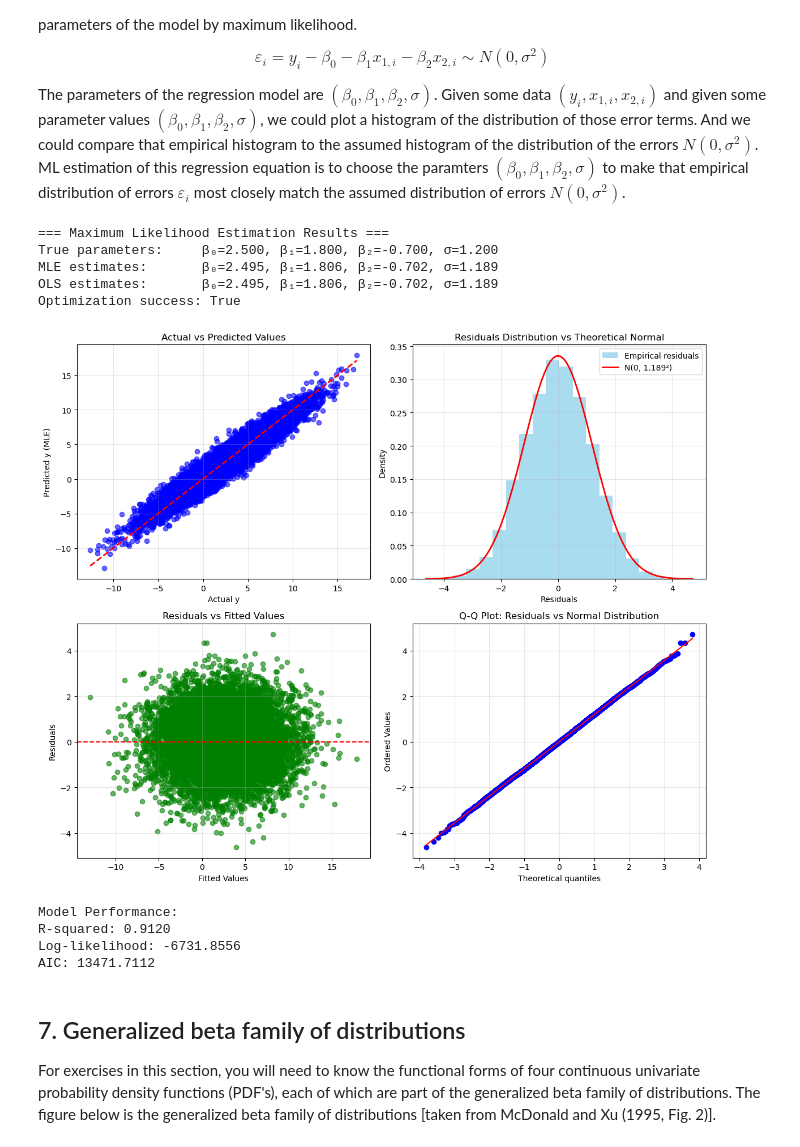
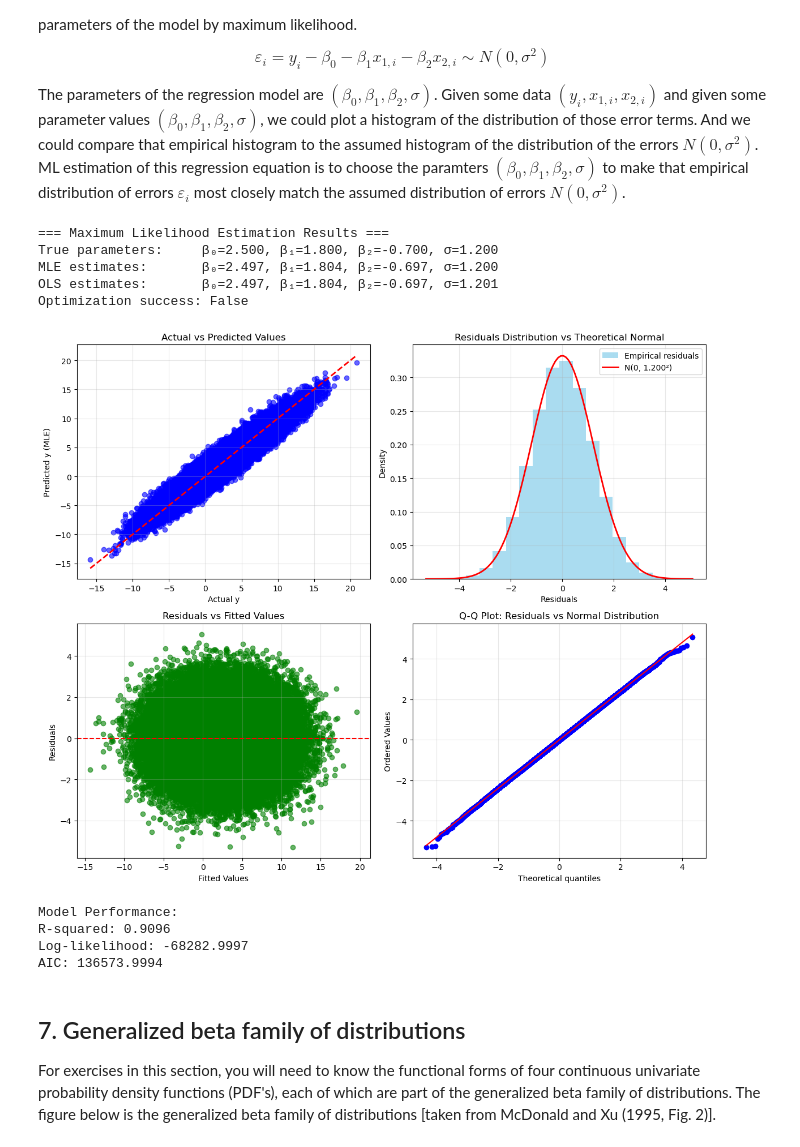
Before and after one commit to antoineding/StructEst_W20, a Jupyter notebook: Notebooks/MLE/MLest.ipynb, the cells around one changed output. Cells and saved outputs as stored; diff of their text form; code cells hidden in the pictures.

```diff
--- a/Notebooks/MLE/MLest.ipynb
+++ b/Notebooks/MLE/MLest.ipynb
@@ -512,7 +512,7 @@ import pandas as pd
 np.random.seed(42)
 
 # Generate synthetic data
-n = 10000  # number of observations
+n = 100000  # number of observations
 true_beta0 = 2.5   # true intercept
 true_beta1 = 1.8   # true coefficient for x1
 true_beta2 = -0.7  # true coefficient for x2
@@ -600,41 +600,41 @@ ax2.grid(True, alpha=0.3)
 
 # Plot 3: Residuals vs fitted values
 ax3.scatter(y_pred_mle, residuals_mle, alpha=0.6, color='green')
 ax3.axhline(y=0, color='r', linestyle='--')
 ax3.set_xlabel('Fitted Values')
 ax3.set_ylabel('Residuals')
 ax3.set_title('Residuals vs Fitted Values')
 ax3.grid(True, alpha=0.3)
 
 # Plot 4: Q-Q plot for normality check
 from scipy import stats
 stats.probplot(residuals_mle, dist="norm", plot=ax4)
 ax4.set_title('Q-Q Plot: Residuals vs Normal Distribution')
 ax4.grid(True, alpha=0.3)
 
 plt.tight_layout()
 plt.show()
 
 # Calculate R-squared
 ss_res = np.sum(residuals_mle**2)
 ss_tot = np.sum((y - np.mean(y))**2)
 r_squared = 1 - (ss_res / ss_tot)
 
 print(f"\nModel Performance:")
 print(f"R-squared: {r_squared:.4f}")
 print(f"Log-likelihood: {-result.fun:.4f}")
 print(f"AIC: {2 * len(result.x) + 2 * result.fun:.4f}")
 # %% [output]
 === Maximum Likelihood Estimation Results ===
 True parameters:     β₀=2.500, β₁=1.800, β₂=-0.700, σ=1.200
-MLE estimates:       β₀=2.495, β₁=1.806, β₂=-0.702, σ=1.189
-OLS estimates:       β₀=2.495, β₁=1.806, β₂=-0.702, σ=1.189
-Optimization success: True
+MLE estimates:       β₀=2.497, β₁=1.804, β₂=-0.697, σ=1.200
+OLS estimates:       β₀=2.497, β₁=1.804, β₂=-0.697, σ=1.201
+Optimization success: False
-[figure, old version]
+[figure, new version]
 Model Performance:
-R-squared: 0.9120
-Log-likelihood: -6731.8556
-AIC: 13471.7112
+R-squared: 0.9096
+Log-likelihood: -68282.9997
+AIC: 136573.9994
 # %% [markdown]
 ## 7. Generalized beta family of distributions
 For exercises in this section, you will need to know the functional forms of four continuous univariate probability density functions (PDF's), each of which are part of the generalized beta family of distributions. The figure below is the generalized beta family of distributions [taken from McDonald and Xu (1995, Fig. 2)].
```
Also changed, not shown: parts of 1 cell of this notebook, 1 other file.
